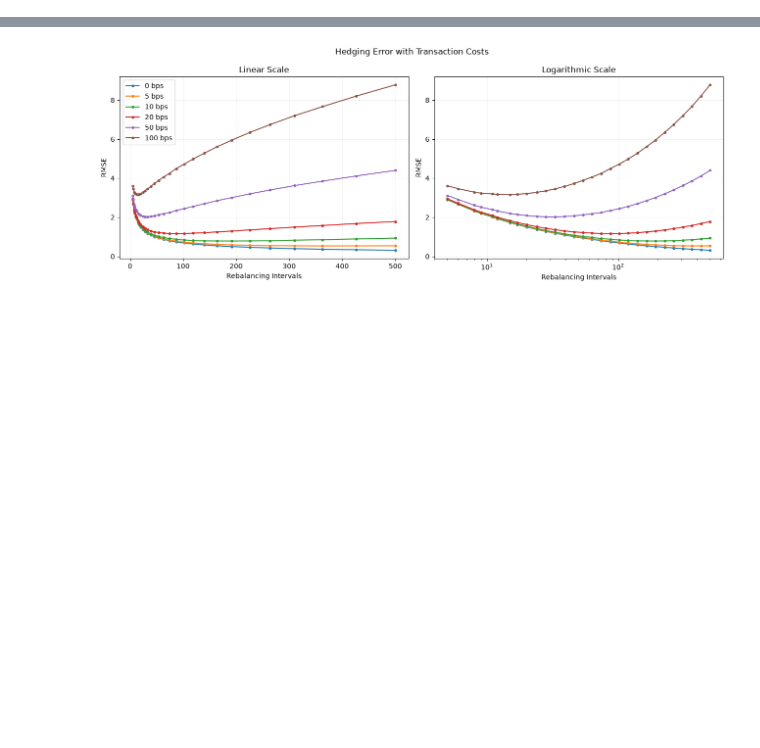
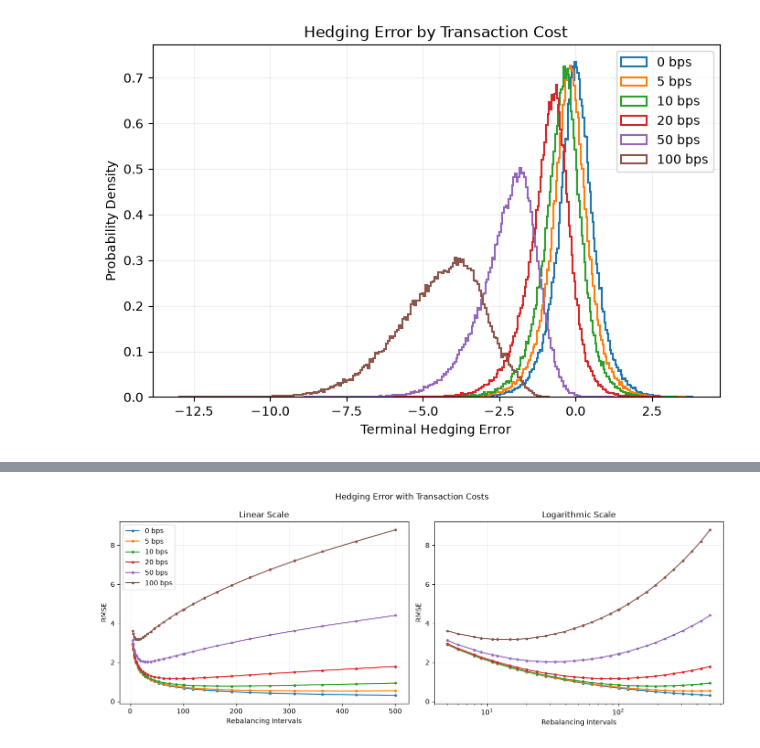
Before and after one commit to adeeb-sarfraz/delta_hedging_options_pricing, a Jupyter notebook: notebooks/05_dynamic_delta_hedging/03_transaction_costs.ipynb, the cells around one changed output, grey strips where cells are left out. Saved outputs shown, nothing was run; the diff lists cells and outputs as text; code cells hidden in the pictures; blank space fills up the shorter version.

```diff
--- a/notebooks/05_dynamic_delta_hedging/03_transaction_costs.ipynb
+++ b/notebooks/05_dynamic_delta_hedging/03_transaction_costs.ipynb
@@ -118,15 +43,16 @@ for c in cost_rates:
 # %%
-M = 50000
+M = 100000
 batch_size = 10000
 
-n_values = np.unique(np.geomspace(5, 500, 30).astype(int))
+n_values = np.unique(np.append(np.geomspace(5, 500, 30).astype(int), 100))
 cost_rates = [0, 0.0005, 0.001, 0.002, 0.005, 0.01]
 
-rng = np.random.default_rng(4)
+option_premium, _ = black_scholes_price(S0, K, T, r, sigma)
 
 results = {c: {"mean": [], "rmse": [], "std": []} for c in cost_rates}
 
-option_premium, _ = black_scholes_price(S0, K, T, r, sigma)
+hist_n = 100
+hist_errors = {c: [] for c in cost_rates}
 
 for n in n_values:
 
@@ -154,12 +80,12 @@ for n in n_values:
         delta = norm.cdf(d1)
 
         delta_change = np.diff(delta, axis=1)
-        rebalance_costs = delta_change * prices[:, 1:-1]
+        rebalance_cashflows = delta_change * prices[:, 1:-1]
 
-        total_cost = np.sum(rebalance_costs * interest, axis=1)
+        total_rebalance = np.sum(rebalance_cashflows * interest, axis=1)
 
         initial_cash = option_premium - S0 * delta[:, 0]
-        terminal_cash = initial_cash * np.exp(r * T) - total_cost
+        terminal_cash = initial_cash * np.exp(r * T) - total_rebalance
 
         portfolio_value = terminal_cash + prices[:, -1] * delta[:, -1]
         call_payoff = np.maximum(prices[:, -1] - K, 0)
@@ -167,7 +93,7 @@ for n in n_values:
         error = portfolio_value - call_payoff
 
         initial_cost = S0 * np.abs(delta[:, 0]) * np.exp(r * T)
-        rebalance_cost = np.sum(np.abs(rebalance_costs) * interest, axis=1)
+        rebalance_cost = np.sum(np.abs(rebalance_cashflows) * interest, axis=1)
         terminal_cost = prices[:, -1] * np.abs(delta[:, -1])
 
         total_traded_cost = initial_cost + rebalance_cost + terminal_cost
@@ -179,6 +105,9 @@ for n in n_values:
             stats[c]["sum"] += np.sum(net_error)
             stats[c]["sum_sq"] += np.sum(net_error**2)
 
+            if n == hist_n:
+                hist_errors[c].append(net_error)
+
     for c in cost_rates:
 
         mean = stats[c]["sum"] / M
@@ -189,0 +126,19 @@ for n in n_values:
+# %%
+plt.figure(figsize=(8, 5))
+
+for c in cost_rates:
+
+    errors_c = np.concatenate(hist_errors[c])
+
+    plt.hist(errors_c, bins = 200, density = True,
+             histtype = "step", linewidth = 1.5,
+             label = f"{c * 10000:g} bps")
+
+plt.xlabel("Terminal Hedging Error")
+plt.ylabel("Probability Density")
+plt.title("Hedging Error by Transaction Cost")
+plt.legend()
+plt.grid(alpha=0.2)
+plt.show()
+# %% [output]
+[figure, added]
```
Also changed, not shown: parts of 7 cells of this notebook, 1 other file.
